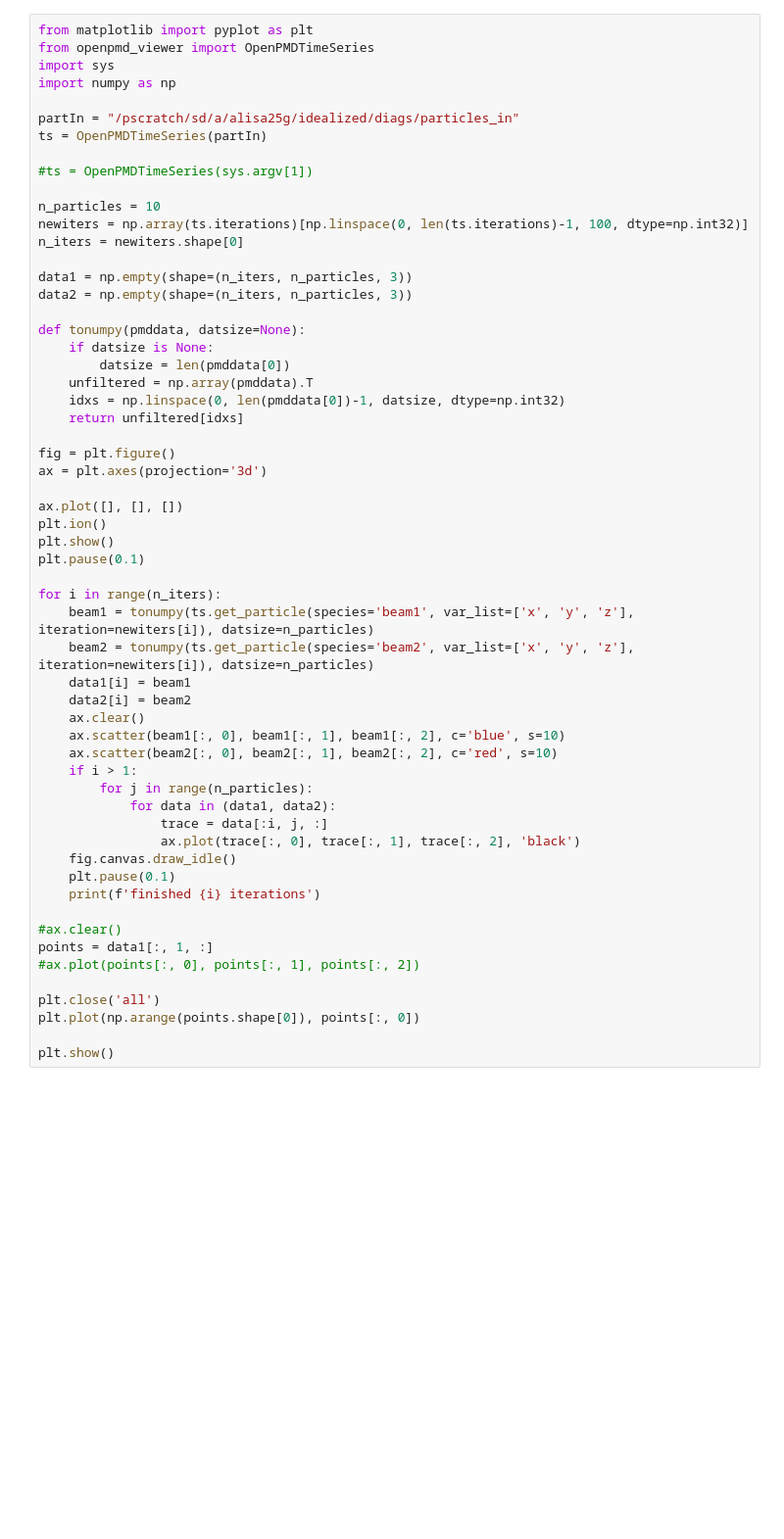
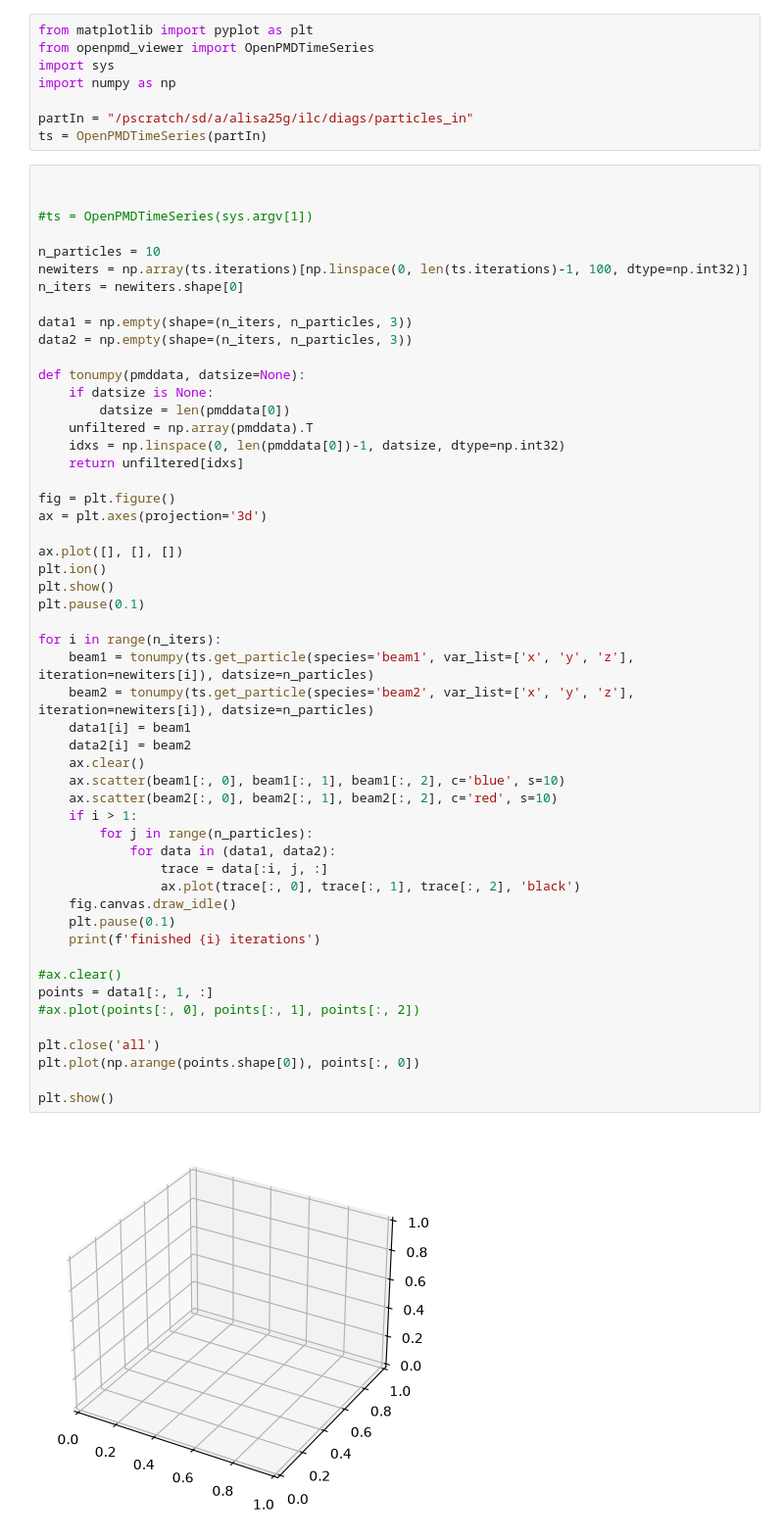
Before and after one commit to lsitaraman677/DS04-codes-2026, a Jupyter notebook: traces/Untitled.ipynb, the cells around one changed output. Shown at 98% size. Drawn from its saved outputs; the diff is of its cells as text; blank space fills up the shorter version.

```diff
--- a/traces/Untitled.ipynb
+++ b/traces/Untitled.ipynb
@@ -1,11 +1,13 @@
+# %%
+from matplotlib import pyplot as plt
+from openpmd_viewer import OpenPMDTimeSeries
+import sys
+import numpy as np
+
+partIn = "/pscratch/sd/a/alisa25g/ilc/diags/particles_in"
+ts = OpenPMDTimeSeries(partIn)
 # %%
-from matplotlib import pyplot as plt
-from openpmd_viewer import OpenPMDTimeSeries
-import sys
-import numpy as np
 
-partIn = "/pscratch/sd/a/alisa25g/idealized/diags/particles_in"
-ts = OpenPMDTimeSeries(partIn)
 
 #ts = OpenPMDTimeSeries(sys.argv[1])
 
@@ -30,30 +32,31 @@ ax.plot([], [], [])
 plt.ion()
 plt.show()
 plt.pause(0.1)
 
 for i in range(n_iters):
     beam1 = tonumpy(ts.get_particle(species='beam1', var_list=['x', 'y', 'z'], iteration=newiters[i]), datsize=n_particles)
     beam2 = tonumpy(ts.get_particle(species='beam2', var_list=['x', 'y', 'z'], iteration=newiters[i]), datsize=n_particles)
     data1[i] = beam1
     data2[i] = beam2
     ax.clear()
     ax.scatter(beam1[:, 0], beam1[:, 1], beam1[:, 2], c='blue', s=10)
     ax.scatter(beam2[:, 0], beam2[:, 1], beam2[:, 2], c='red', s=10)
     if i > 1:
         for j in range(n_particles):
             for data in (data1, data2):
                 trace = data[:i, j, :]
                 ax.plot(trace[:, 0], trace[:, 1], trace[:, 2], 'black')
     fig.canvas.draw_idle()
     plt.pause(0.1)
     print(f'finished {i} iterations')
 
 #ax.clear()
 points = data1[:, 1, :]
 #ax.plot(points[:, 0], points[:, 1], points[:, 2])
 
 plt.close('all')
 plt.plot(np.arange(points.shape[0]), points[:, 0])
 
 plt.show()
 # %% [output]
+[figure, added]
```
Also changed, not shown: parts of 3 cells of this notebook, 6 other files.
